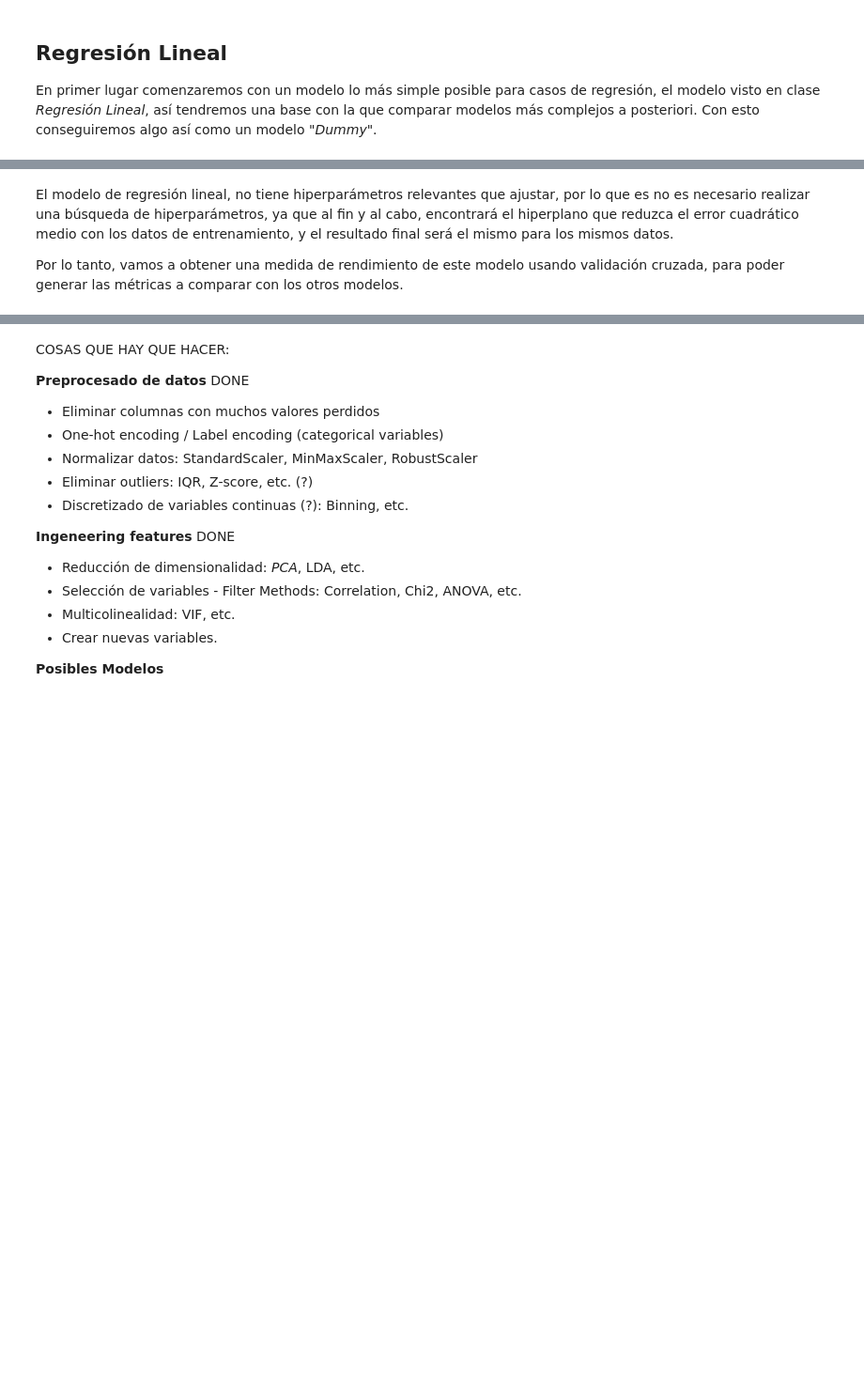
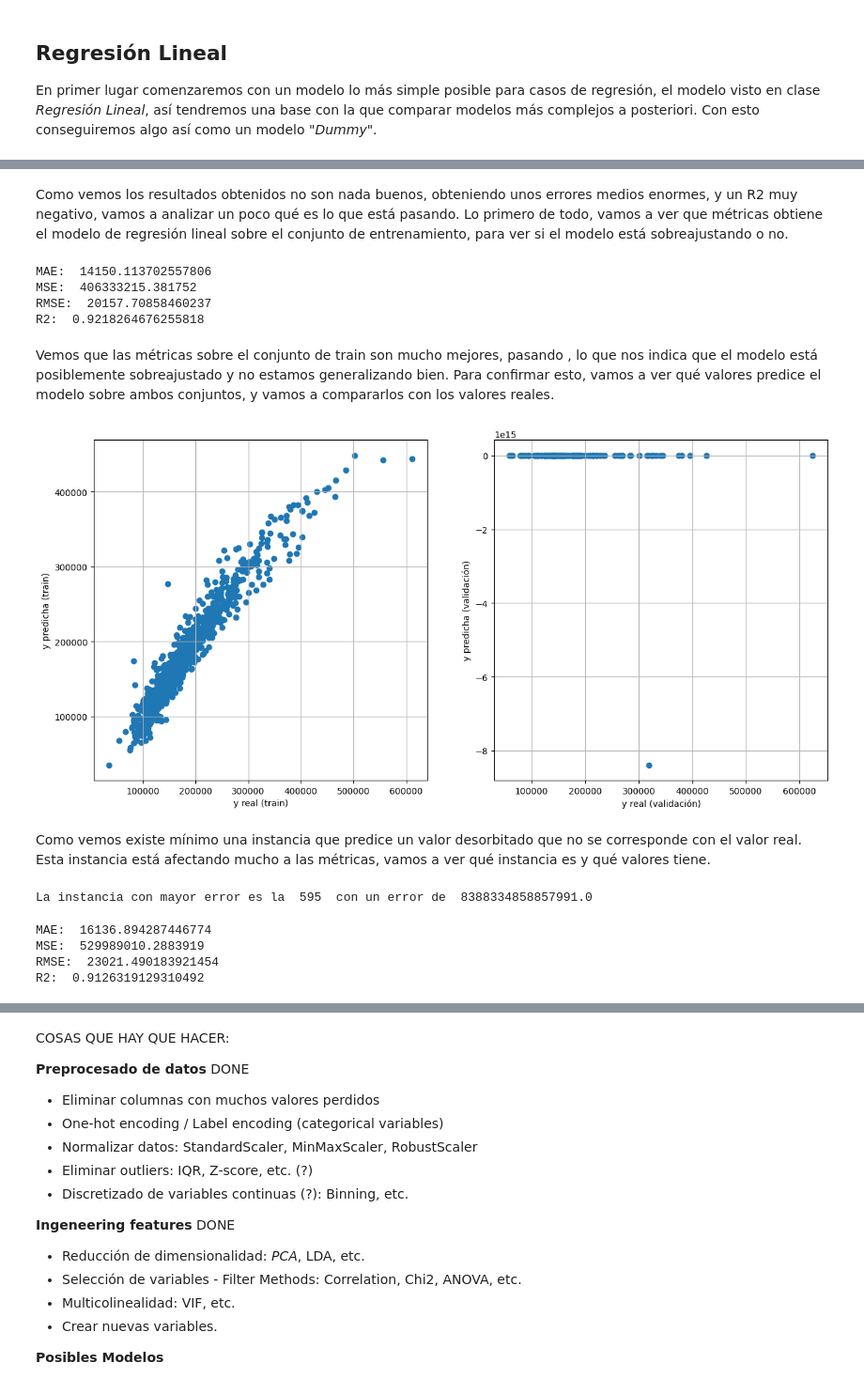
Before and after one commit to miggilcas/iacd_ds_project, a Jupyter notebook: iacd_ds_project.ipynb, the cells around one changed output, grey strips where cells are left out. Shown at 94% size. Saved outputs shown, nothing was run; the diff lists cells and outputs as text; code cells hidden in the pictures; blank space fills up the shorter version.

```diff
--- a/iacd_ds_project.ipynb
+++ b/iacd_ds_project.ipynb
@@ -395,7 +536,7 @@ for key in X_data.keys():
 
 # Vamos a identificar los outliers que aparezcan en un minimo de atributos
 # y vamos a eliminarlos
-minimo_atributos_para_eliminar = 5
+minimo_atributos_para_eliminar = 10
 indices_outliers = []
 contador_instancias = {}
 
@@ -599,4 +703,67 @@ print("R2: ", r2)
-# %% [markdown]
-El modelo de regresión lineal, no tiene hiperparámetros relevantes que ajustar, por lo que es no es necesario realizar una búsqueda de hiperparámetros, ya que al fin y al cabo, encontrará el hiperplano que reduzca el error cuadrático medio con los datos de entrenamiento, y el resultado final será el mismo para los mismos datos.
-
-Por lo tanto, vamos a obtener una medida de rendimiento de este modelo usando validación cruzada, para poder generar las métricas a comparar con los otros modelos.
+# %% [markdown]
+Como vemos los resultados obtenidos no son nada buenos, obteniendo unos errores medios enormes, y un R2 muy negativo, vamos a analizar un poco qué es lo que está pasando. Lo primero de todo, vamos a ver que métricas obtiene el modelo de regresión lineal sobre el conjunto de entrenamiento, para ver si el modelo está sobreajustando o no.
+# %%
+# Metricas sobre el conjunto de entrenamiento
+y_pred_train = reg.predict(X_train)
+mae = mean_absolute_error(y_train, y_pred_train)
+mse = mean_squared_error(y_train, y_pred_train)
+rmse = np.sqrt(mse)
+r2 = r2_score(y_train, y_pred_train)
+
+# Mostramos las métricas de rendimiento
+print("MAE: ", mae)
+print("MSE: ", mse)
+print("RMSE: ", rmse)
+print("R2: ", r2)
+# %% [output]
+MAE:  14150.113702557806
+MSE:  406333215.381752
+RMSE:  20157.70858460237
+R2:  0.9218264676255818
+# %% [markdown]
+Vemos que las métricas sobre el conjunto de train son mucho mejores, pasando , lo que nos indica que el modelo está posiblemente sobreajustado y no estamos generalizando bien. Para confirmar esto, vamos a ver qué valores predice el modelo sobre ambos conjuntos, y vamos a compararlos con los valores reales.
+# %%
+fig, ax = plt.subplots(1, 2, figsize=(15, 7))
+ax[0].scatter(y_train, y_pred_train)
+ax[0].set_xlabel('y real (train)')
+ax[0].set_ylabel('y predicha (train)')
+ax[0].grid()
+
+ax[1].scatter(y_val, y_pred_val)
+ax[1].set_xlabel('y real (validación)')
+ax[1].set_ylabel('y predicha (validación)')
+ax[1].grid()
+plt.show()
+# %% [output]
+[figure, added]
+# %% [markdown]
+Como vemos existe mínimo una instancia que predice un valor desorbitado que no se corresponde con el valor real. Esta instancia está afectando mucho a las métricas, vamos a ver qué instancia es y qué valores tiene.
+# %%
+# Vamos a identificar la instancia del conjunto de validación con mayor error
+y_pred_val = pd.Series(y_pred_val, index=y_val.index)
+y_error = y_val - y_pred_val
+y_error = y_error.abs()
+y_error = y_error.sort_values(ascending=False)
+print("La instancia con mayor error es la ", y_error.index[0], " con un error de ", y_error[y_error.index[0]])
+
+# Eliminamos esa instancia de los conjuntos y_val e y_pred_val
+y_val_fixed = y_val.drop(y_error.index[0])
+y_pred_val_fixed = y_pred_val.drop(y_error.index[0])
+# %% [output]
+La instancia con mayor error es la  595  con un error de  8388334858857991.0
+# %%
+# Mostramos las métricas de rendimiento para el conjunto de validación sin la instancia con mayor error
+mae = mean_absolute_error(y_val_fixed, y_pred_val_fixed)
+mse = mean_squared_error(y_val_fixed, y_pred_val_fixed)
+rmse = np.sqrt(mse)
+r2 = r2_score(y_val_fixed, y_pred_val_fixed)
+
+print("MAE: ", mae)
+print("MSE: ", mse)
+print("RMSE: ", rmse)
+print("R2: ", r2)
+# %% [output]
+MAE:  16136.894287446774
+MSE:  529989010.2883919
+RMSE:  23021.490183921454
+R2:  0.9126319129310492
```
Also changed, not shown: parts of 58 cells of this notebook.
